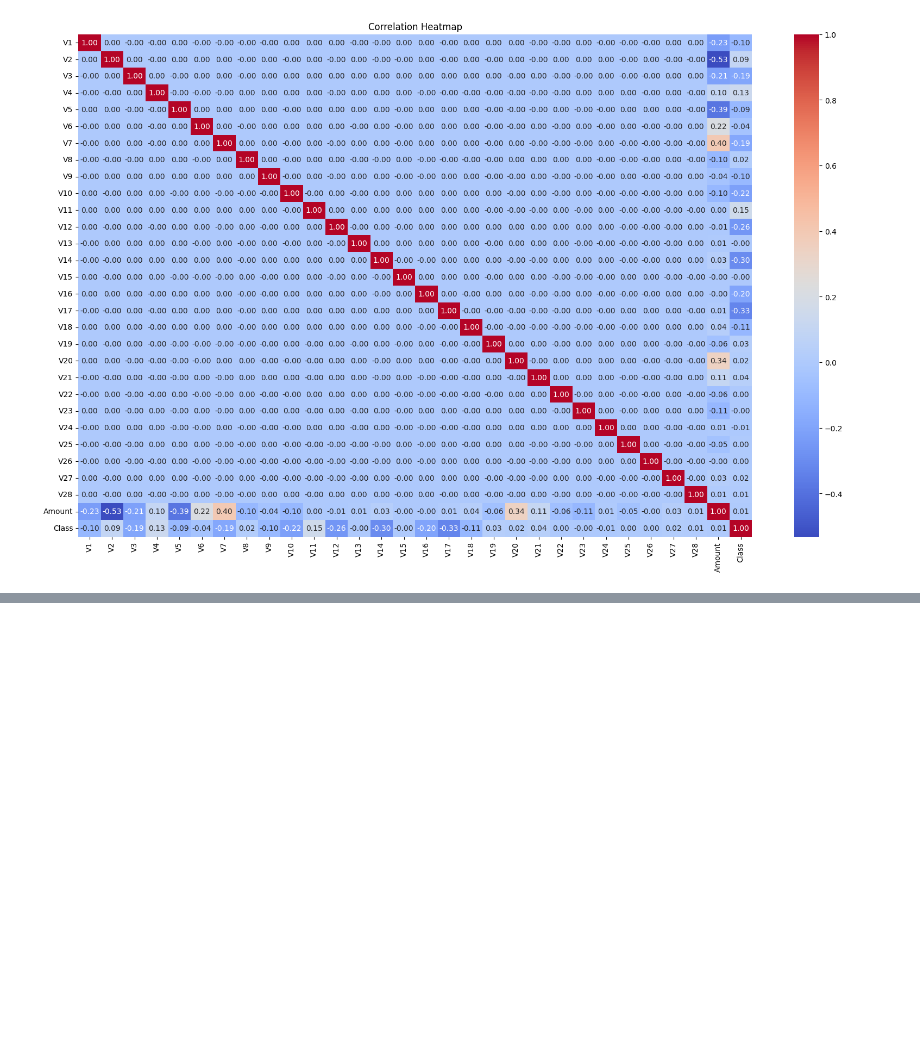
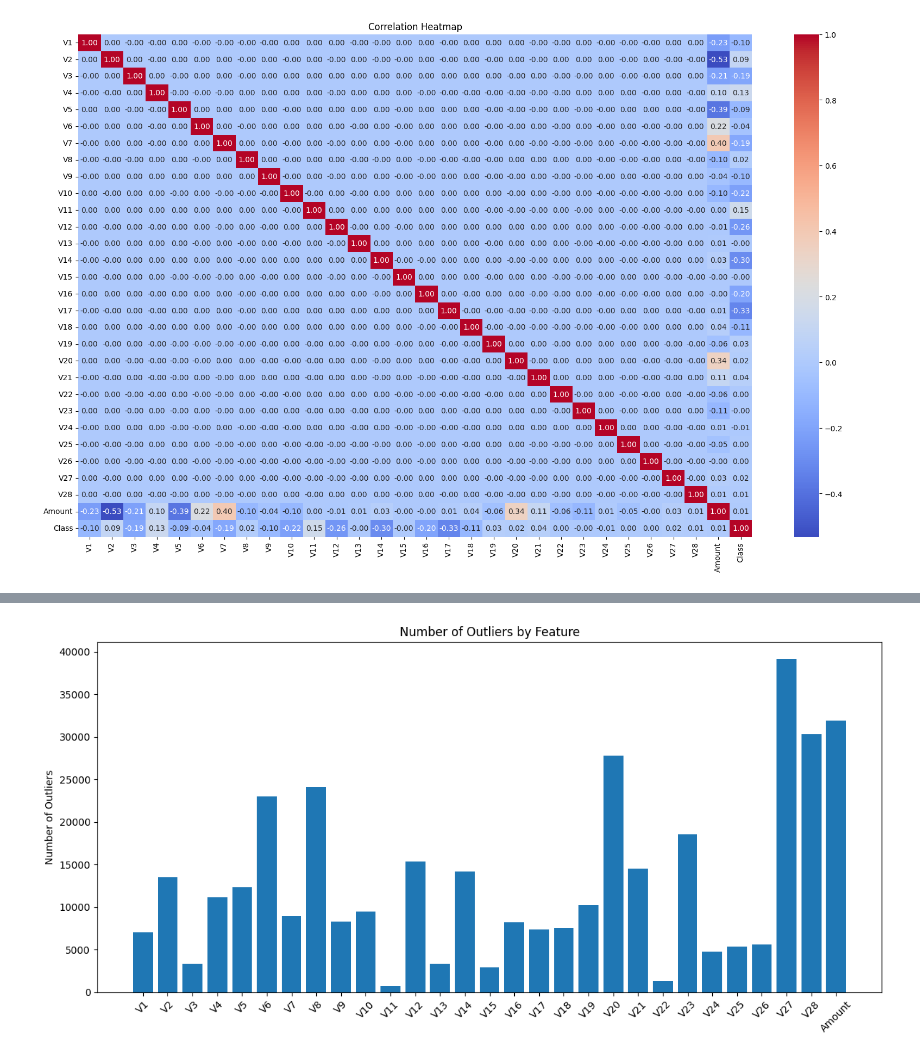
Before and after one commit to vishalxtyagi/fraud-detection-system, a Jupyter notebook: training.ipynb, the cells around one changed output, grey strips where cells are left out. Cells and saved outputs as stored; diff of their text form; code cells hidden in the pictures; blank space fills up the shorter version.

```diff
--- a/training.ipynb
+++ b/training.ipynb
@@ -186,14 +177,0 @@ plt.show()
-# %%
-# Detecting Outliers using IQR
-Q1 = df.quantile(0.25)
-Q3 = df.quantile(0.75)
-IQR = Q3 - Q1
-
-
-outliers = ((df['Amount'] < (Q1['Amount'] - 1.5 * IQR['Amount'])) |
-                   (df['Amount'] > (Q3['Amount'] + 1.5 * IQR['Amount'])))
-
-outlier_df = df.copy()
-outlier_df['Outlier'] = np.where(outliers, 'Outlier', 'Normal')
-
-print(f'Number of Outliers Detected: {outliers.sum()}')
@@ -557,0 +186,15 @@ plt.show()
+# %%
+# Calculate outliers for each numeric feature
+numeric_cols = df.select_dtypes(include=['float64', 'int64']).columns
+numeric_cols = numeric_cols.drop('Class')
+
+outliers_by_feature = {}
+for col in numeric_cols:
+   Q1 = df[col].quantile(0.25)
+   Q3 = df[col].quantile(0.75)
+   IQR = Q3 - Q1
+
+   outliers = ((df[col] < (Q1 - 1.5 * IQR)) | (df[col] > (Q3 + 1.5 * IQR)))
+   outliers_by_feature[col] = outliers.sum()
+
+   print(f'Outliers in {col}: {outliers.sum()}')
@@ -557,0 +219,11 @@ plt.show()
+# %%
+# Visualize outliers
+plt.figure(figsize=(12,6))
+plt.bar(outliers_by_feature.keys(), outliers_by_feature.values())
+plt.xticks(rotation=45)
+plt.title('Number of Outliers by Feature')
+plt.ylabel('Number of Outliers')
+plt.tight_layout()
+plt.show()
+# %% [output]
+[figure, added]
```
Also changed, not shown: parts of 43 cells of this notebook.
